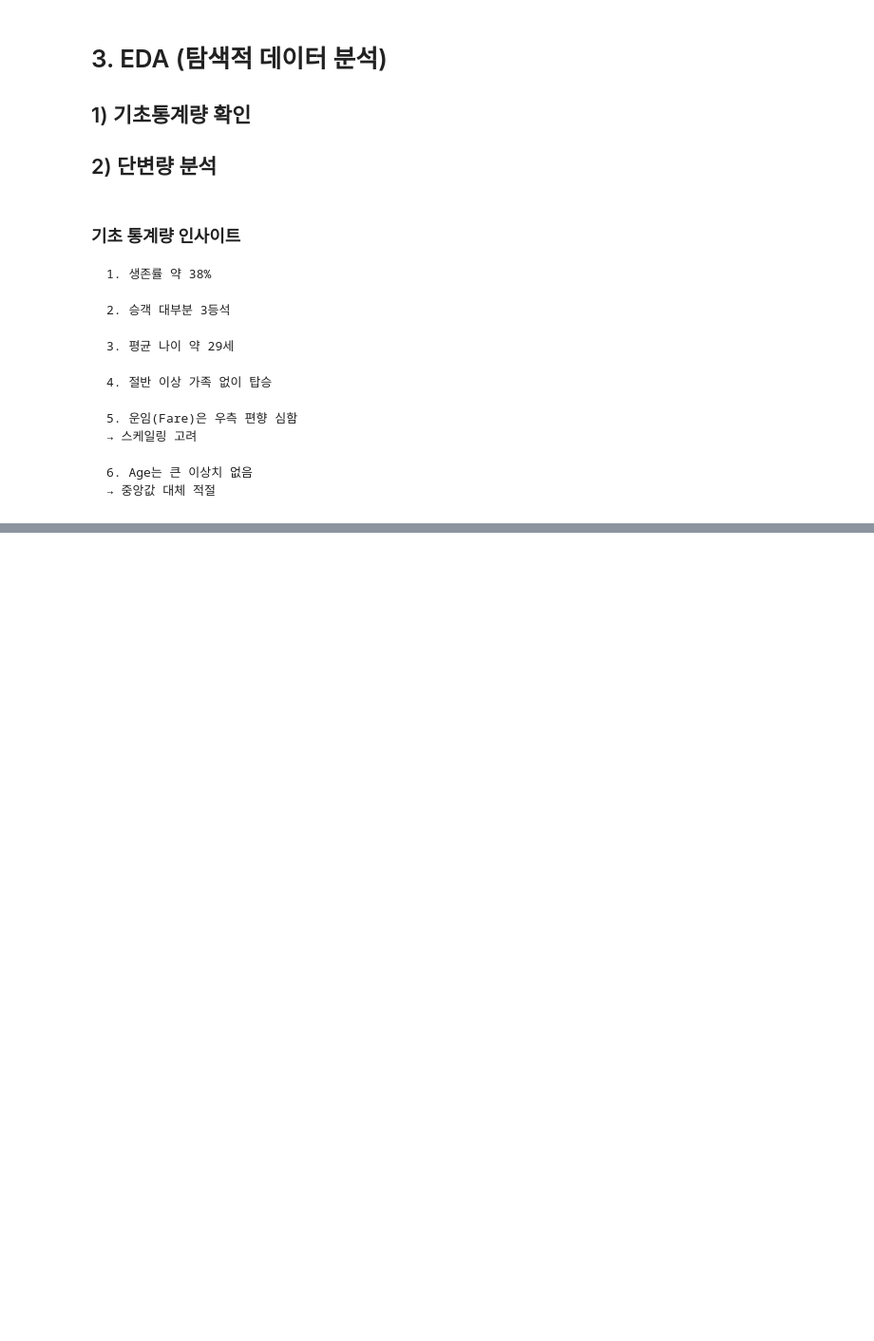
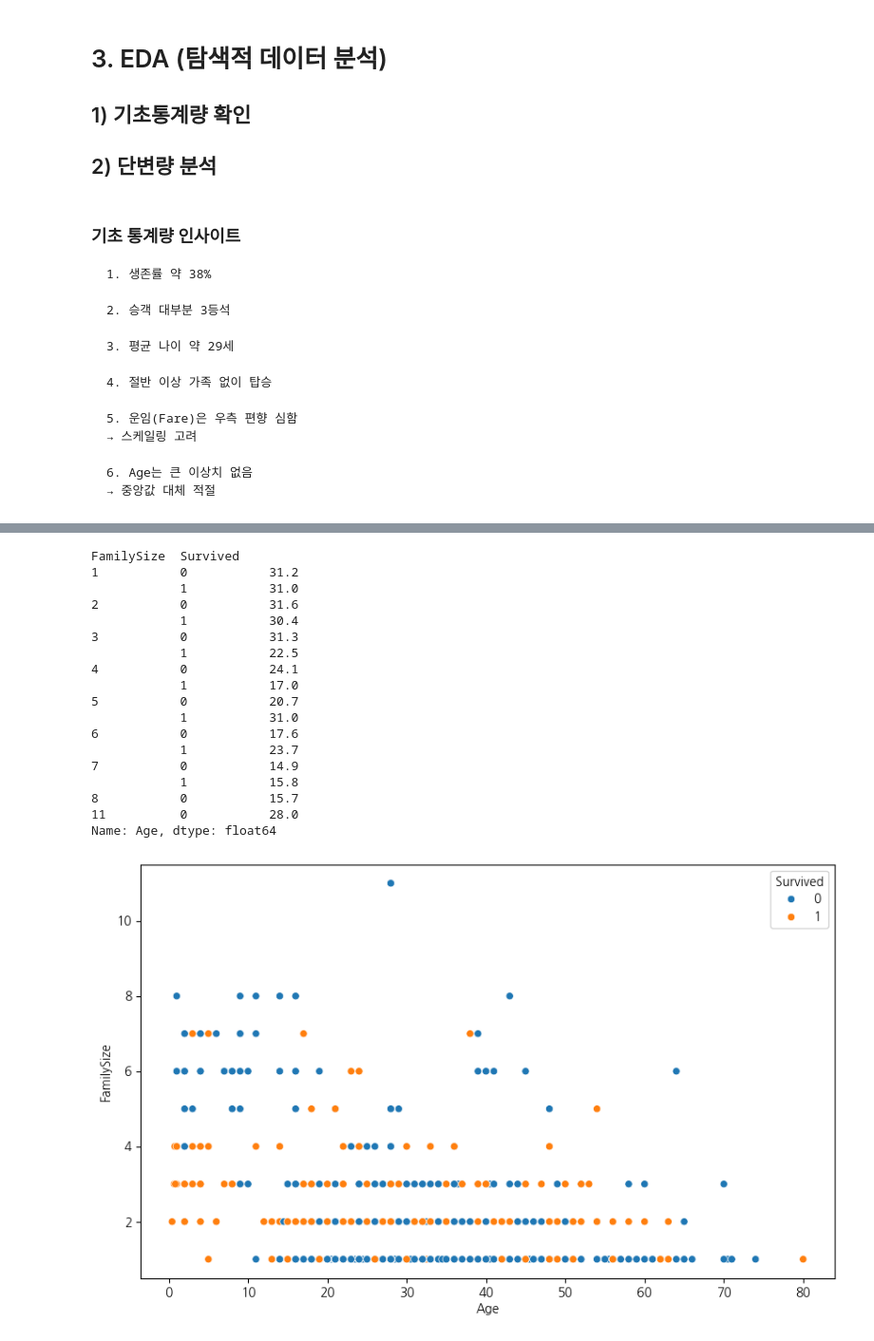
Before and after one commit to nqwrt/Gwangju-AI-Academy, a Jupyter notebook: 데이터시각화/데이터분석-4기-2025-08-07/2025-08-19/01-데이터분석-탐색적(EDA)분석.ipynb, the cells around one changed output, grey strips where cells are left out. Shown at 95% size. Cells and saved outputs as stored; diff of their text form; code cells hidden in the pictures; blank space fills up the shorter version.

```diff
--- a/데이터시각화/데이터분석-4기-2025-08-07/2025-08-19/01-데이터분석-탐색적(EDA)분석.ipynb
+++ b/데이터시각화/데이터분석-4기-2025-08-07/2025-08-19/01-데이터분석-탐색적(EDA)분석.ipynb
@@ -1026,0 +1416,57 @@ SyntaxError: invalid character '↓' (U+2193) (3177670089.py, line 14)
+# %%
+# ③ Age + FamilySize → Survived
+# 나이와 가족 규모를 같이 보면 생존 차이가 있는가?
+result=(df_train.groupby(["FamilySize","Survived"])["Age"].mean())
+print(result.round(1))
+
+plt.figure(
+figsize=(10,6)
+)
+
+sns.scatterplot(
+
+x="Age",
+
+y="FamilySize",
+
+hue="Survived",
+
+data=df_train
+
+)
+
+plt.show()
+
+# 어린 승객 생존 높음
+# 적당한 가족 규모 유리
+# 혼자 또는 너무 큰 가족은 감소
+
+
+# 다변량 분석 최종 결론
+# 성별 영향 가장 큼
+
+# 높은 객실 + 높은 운임 유리
+
+# 나이 영향은 상대적으로 약함
+
+# 가족 규모는 적당할 때 생존 증가
+# %% [output]
+FamilySize  Survived
+1           0           31.2
+            1           31.0
+2           0           31.6
+            1           30.4
+3           0           31.3
+            1           22.5
+4           0           24.1
+            1           17.0
+5           0           20.7
+            1           31.0
+6           0           17.6
+            1           23.7
+7           0           14.9
+            1           15.8
+8           0           15.7
+11          0           28.0
+Name: Age, dtype: float64
+[figure, added]
```
Also changed, not shown: parts of 20 cells of this notebook.
